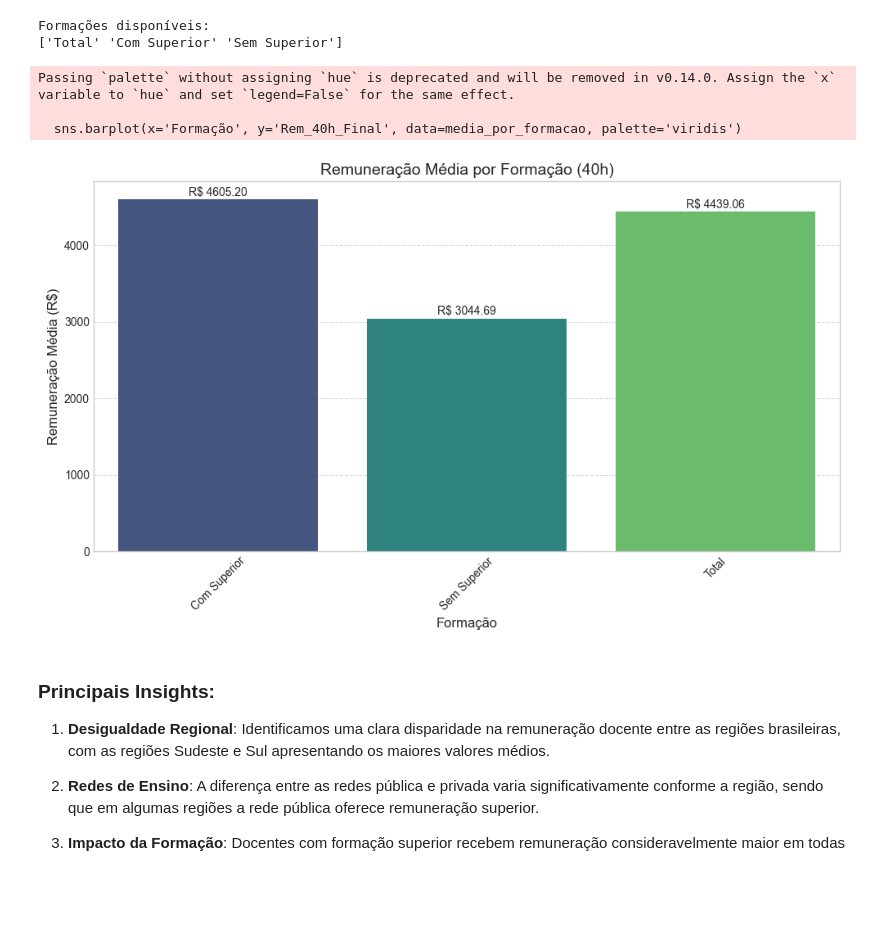
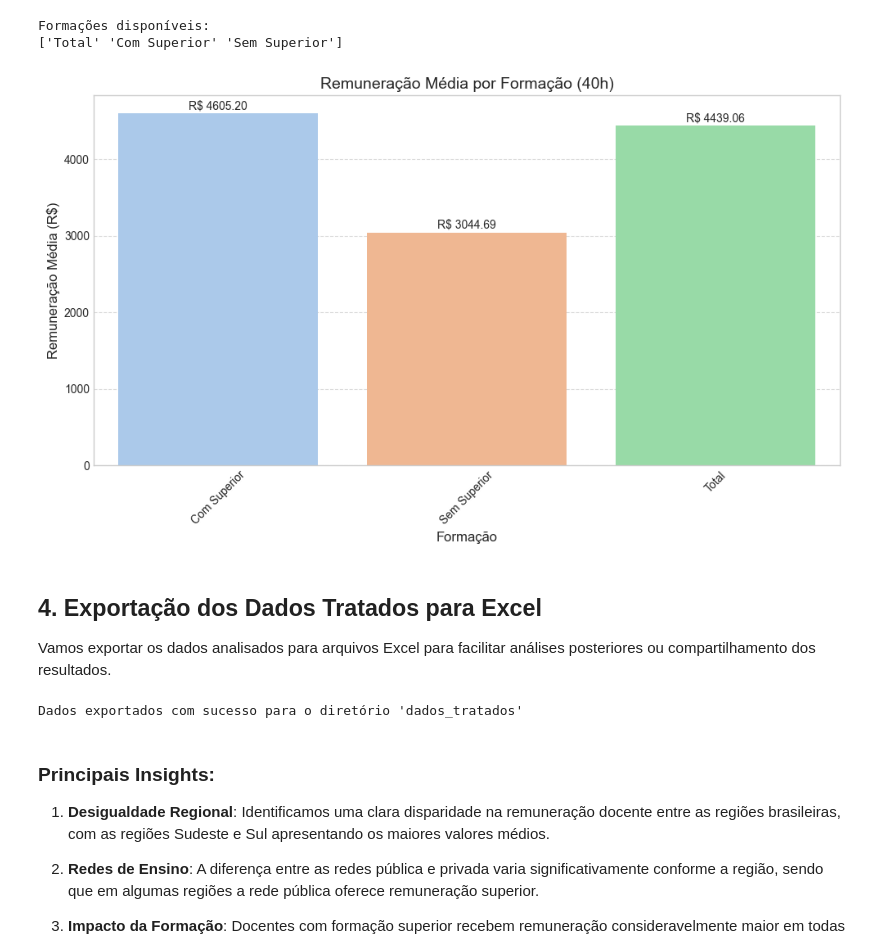
Before and after one commit to dvdmarveira/ds-compet, a Jupyter notebook: analise_regioes.ipynb, the cells around one changed output. Saved outputs shown, nothing was run; the diff lists cells and outputs as text; code cells hidden in the pictures; blank space fills up the shorter version.

Commit message:
fix: update graphics

```diff
--- a/analise_regioes.ipynb
+++ b/analise_regioes.ipynb
@@ -196,26 +205,82 @@ Formações disponíveis:
 # %%
 # Remuneração média por formação
 media_por_formacao = df.groupby('Formação')['Rem_40h_Final'].mean().reset_index()
 
+# cores = {
+#     'Com Superior': 'blue',
+#     'Sem Superior': 'yellow',
+#     'Total': 'green'
+# }
+
 plt.figure(figsize=(10, 6))
-sns.barplot(x='Formação', y='Rem_40h_Final', data=media_por_formacao, palette='viridis')
+sns.barplot(x='Formação', y='Rem_40h_Final', data=media_por_formacao, hue='Formação', palette='pastel')
 plt.title('Remuneração Média por Formação (40h)', fontsize=14)
 plt.xlabel('Formação')
 plt.ylabel('Remuneração Média (R$)')
 plt.xticks(rotation=45)
 plt.grid(axis='y', linestyle='--', alpha=0.7)
 
 # Adicionar os valores nas barras
 for i, row in enumerate(media_por_formacao.itertuples()):
     plt.text(i, row.Rem_40h_Final + 50, f'R$ {row.Rem_40h_Final:.2f}', ha='center')
 
 plt.tight_layout()
 plt.show()
 # %% [output]
-Passing `palette` without assigning `hue` is deprecated and will be removed in v0.14.0. Assign the `x` variable to `hue` and set `legend=False` for the same effect.
-
-  sns.barplot(x='Formação', y='Rem_40h_Final', data=media_por_formacao, palette='viridis')
-[figure, old version]
+[figure, new version]
+# %% [markdown]
+## 4. Exportação dos Dados Tratados para Excel
+
+Vamos exportar os dados analisados para arquivos Excel para facilitar análises posteriores ou compartilhamento dos resultados.
+# %%
+# Criar um diretório para os dados de saída, se não existir
+import os
+output_dir = 'dados_tratados'
+if not os.path.exists(output_dir):
+    os.makedirs(output_dir)
+
+# Exportar dados agrupados por região
+dados_por_regiao = df.groupby('Região').agg({
+    'Rem_Média': 'mean',
+    'Rem_40h_Média': 'mean',
+    'Rem_40h_Final': 'mean',
+    'CV_40h': 'mean'
+}).reset_index()
+
+# Exportar dados por região e rede de ensino
+dados_por_regiao_rede = df.groupby(['Região', 'Rede']).agg({
+    'Rem_Média': 'mean',
+    'Rem_40h_Média': 'mean',
+    'Rem_40h_Final': 'mean',
+    'CV_40h': 'mean'
+}).reset_index()
+
+# Exportar dados por região e formação
+dados_por_regiao_formacao = df.groupby(['Região', 'Formação']).agg({
+    'Rem_Média': 'mean',
+    'Rem_40h_Média': 'mean',
+    'Rem_40h_Final': 'mean',
+    'CV_40h': 'mean'
+}).reset_index()
+
+# Exportar dados por UF
+dados_por_uf = df.groupby(['Região', 'UF']).agg({
+    'Rem_Média': 'mean',
+    'Rem_40h_Média': 'mean',
+    'Rem_40h_Final': 'mean',
+    'CV_40h': 'mean'
+}).reset_index()
+
+# Salvar os DataFrames em arquivos Excel
+with pd.ExcelWriter(os.path.join(output_dir, 'remuneracao_docentes_analise.xlsx')) as writer:
+    dados_por_regiao.to_excel(writer, sheet_name='Por Região', index=False)
+    dados_por_regiao_rede.to_excel(writer, sheet_name='Por Região e Rede', index=False)
+    dados_por_regiao_formacao.to_excel(writer, sheet_name='Por Região e Formação', index=False)
+    dados_por_uf.to_excel(writer, sheet_name='Por UF', index=False)
+
+print(f"Dados exportados com sucesso para o diretório '{output_dir}'")
+# %% [output]
+Dados exportados com sucesso para o diretório 'dados_tratados'
 # %% [markdown]
 ### Principais Insights:
 
```
Also changed, not shown: parts of 2 cells of this notebook, 10 other files.
